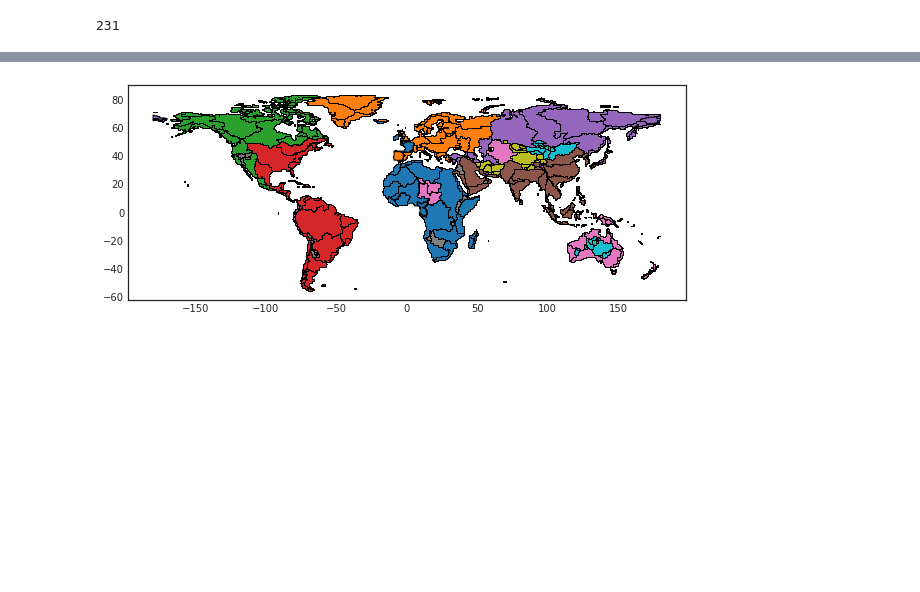
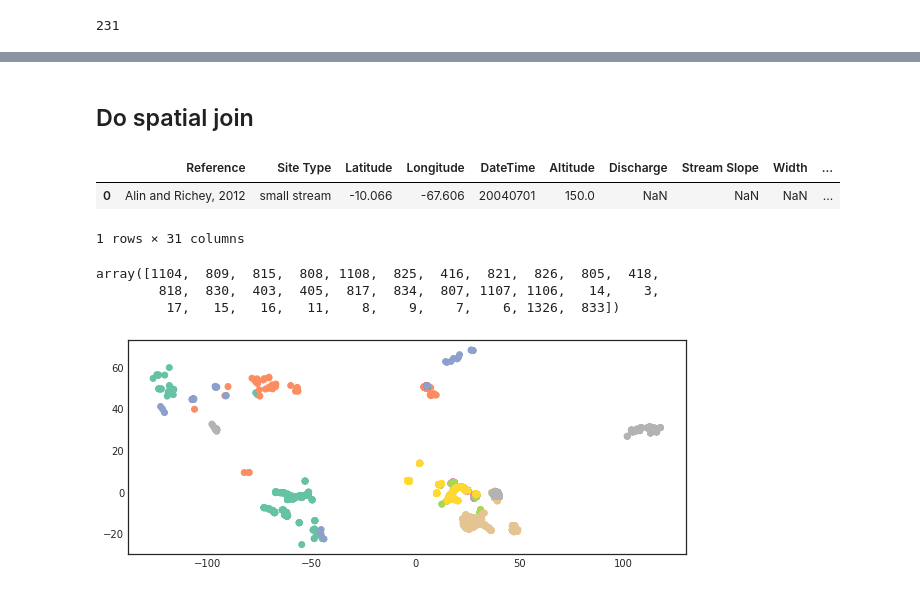
Before and after one commit to geohackweek/ghw2018_web_portal_inlandwater_co2, a Jupyter notebook: notebooks/Exploratory Data Analysis.ipynb, the cells around one changed output, grey strips where cells are left out. Cells and saved outputs as stored; diff of their text form; code cells hidden in the pictures; blank space fills up the shorter version.

```diff
--- a/notebooks/Exploratory Data Analysis.ipynb
+++ b/notebooks/Exploratory Data Analysis.ipynb
@@ -105,5 +105,6 @@ Text(0,0.5,'CO2 Flux')
 # %%
 data_pth = "../data/hess_GIS/"
 # %%
-coscat = gpd.read_file(os.path.join(data_pth, "Continental_Shelf.shp"))
-continents = gpd.read_file(os.path.join(data_pth, "Continents.shp"))
+#continenal_shelf = gpd.read_file(os.path.join(data_pth, "Continental_Shelf.shp"))
+coscat = gpd.read_file(os.path.join(data_pth, "Continents.shp"))
+coscat.head(1)
@@ -127,4 +139,21 @@ continents.plot(cmap='tab20', figsize=(10, 10));
+# %% [markdown]
+## Do spatial join
+# %%
+samples = gpd.sjoin(co2_geo_data_table, coscat, how="inner")
+samples.head(1)
+# %% [output]
+|  | Reference | Site Type | Latitude | Longitude | DateTime | Altitude | Discharge | Stream Slope | Width | ... |
+| 0 | Alin and Richey, 2012 | small stream | -10.066 | -67.606 | 20040701 | 150.0 | NaN | NaN | NaN | ... |
+1 rows × 31 columns
+# %%
+samples['COSCAT'].unique()
+# %% [output]
+array([1104,  809,  815,  808, 1108,  825,  416,  821,  826,  805,  418,
+        818,  830,  403,  405,  817,  834,  807, 1107, 1106,   14,    3,
+         17,   15,   16,   11,    8,    9,    7,    6, 1326,  833])
 # %%
-continents.plot(column='COSCAT',categorical=True,  edgecolor='black', figsize=(10, 10));
+samples.plot(cmap='Set2', categorical = True, figsize=(10, 10));
+
+#samples.plot(column='COSCAT', cmap='Set2', categorical=True,  edgecolor='black', figsize=(10, 10));
 # %% [output]
-[figure, old version]
+[figure, new version]
```
Also changed, not shown: parts of 9 cells of this notebook.
